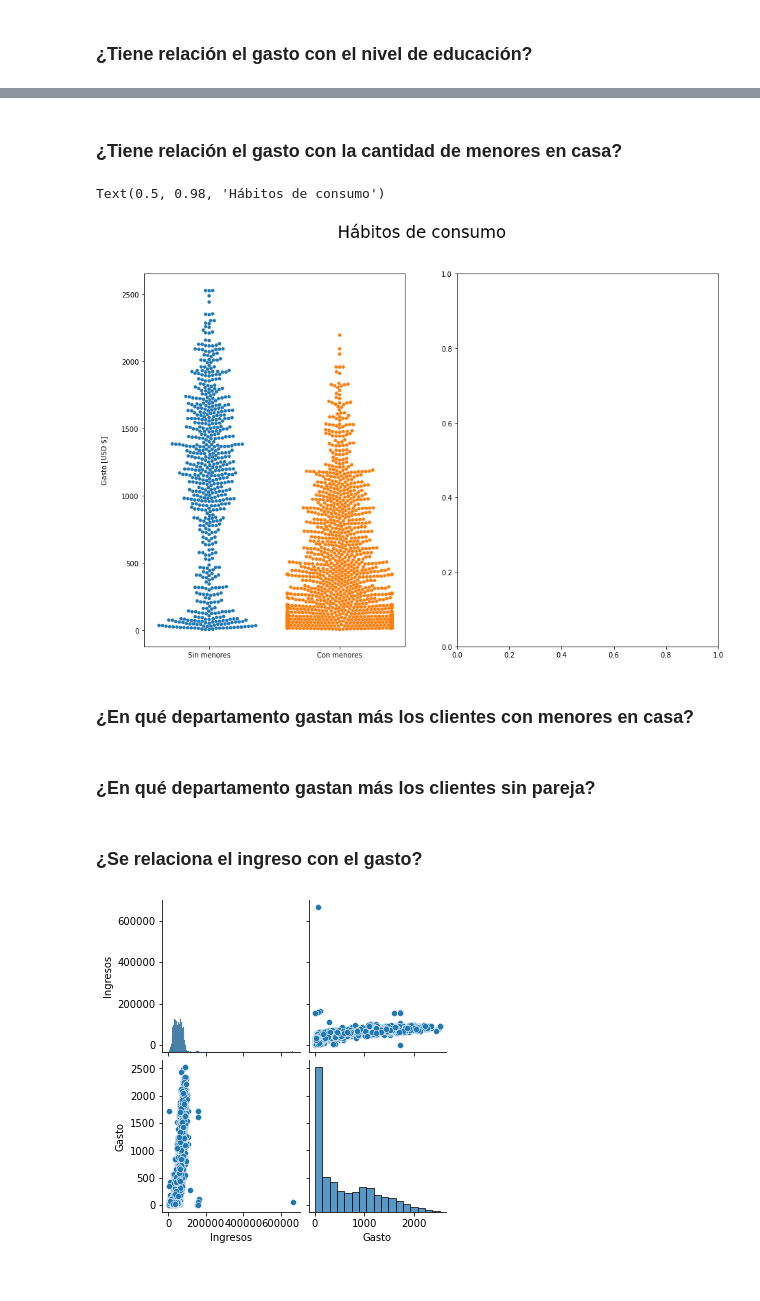
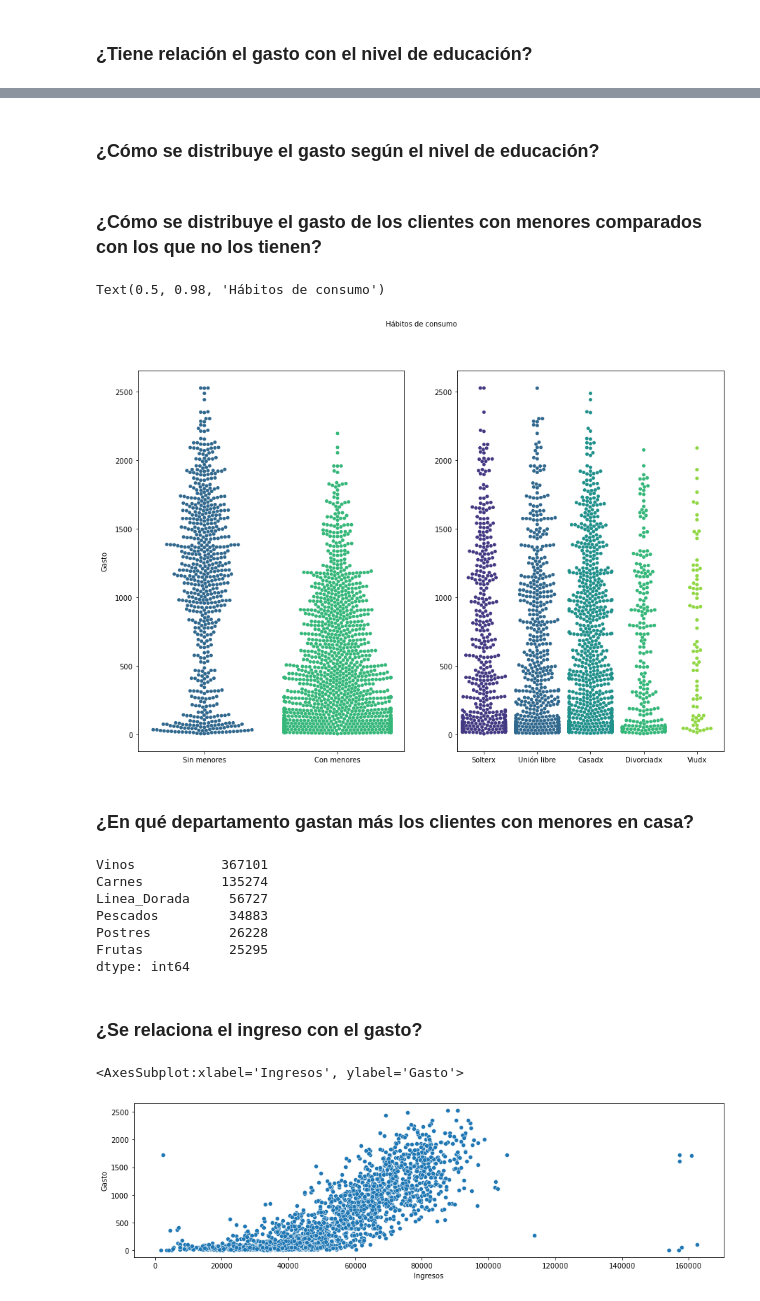
Before and after one commit to ViridianaVZ/Buyer_Persona, a Jupyter notebook: Notebooks/analisis_EDA.ipynb, the cells around one changed output, grey strips where cells are left out. Saved outputs shown, nothing was run; the diff lists cells and outputs as text; code cells hidden in the pictures.

```diff
--- a/Notebooks/analisis_EDA.ipynb
+++ b/Notebooks/analisis_EDA.ipynb
@@ -251,6 +245,8 @@ dtypes: datetime64[ns](1), float64(1), int64(18), object(3)
 memory usage: 414.9+ KB
 # %% [markdown]
 **Se creó un dataframe únicamente con los datos que se van a utilizar en el análisis**
+# %%
+datos = datos[datos.Ingresos < 600000]
 # %% [markdown]
 ## 6. EDA
 # %% [markdown]
@@ -348,28 +348,43 @@ dtype: int64
 # %% [markdown]
-### ¿Tiene relación el gasto con la cantidad de menores en casa?
+### ¿Cómo se distribuye el gasto según el nivel de educación?
+# %% [markdown]
+### ¿Cómo se distribuye el gasto de los clientes con menores comparados con los que no los tienen?
 # %%
 fig, ax = plt.subplots(1,2, figsize = (15,10))
-sns.swarmplot(ax = ax[0], x = datos.Tienemenores, y = datos.Gasto)
-sns.swarmplot(ax = ax[1], x = datos.Estado_Civil, y = datos.Gasto)
+sns.swarmplot(ax = ax[0], x = datos.Tienemenores, y = datos.Gasto, palette = 'viridis')
+sns.swarmplot(ax = ax[1], x = datos.Estado_Civil, y = datos.Gasto, palette = 'viridis')
 
-ax[0].set_ylabel('Gasto [USD $]', labelpad = 20)
+ax[0].set_ylabel('Gasto', labelpad = 10)
 ax[1].set_ylabel(None)
 
 for i in [0,1]:
     ax[i].set_xlabel(None)
 
-plt.suptitle('Hábitos de consumo', fontsize = 24)
+plt.suptitle('Hábitos de consumo', fontsize = 10)
 # %% [output]
 Text(0.5, 0.98, 'Hábitos de consumo')
-[figure, old version]
+[figure, new version]
 # %% [markdown]
 ### ¿En qué departamento gastan más los clientes con menores en casa?
-# %% [markdown]
-### ¿En qué departamento gastan más los clientes sin pareja?
+# %%
+menores = datos.groupby('Tienemenores')
+grupomenores = menores.get_group('Con menores')
+
+Lineas_productos_menores = grupomenores[['Vinos','Frutas','Carnes','Pescados','Postres','Linea_Dorada']].sum().sort_values(ascending = False)
+Lineas_productos_menores
+# %% [output]
+Vinos           367101
+Carnes          135274
+Linea_Dorada     56727
+Pescados         34883
+Postres          26228
+Frutas           25295
+dtype: int64
 # %% [markdown]
 ### ¿Se relaciona el ingreso con el gasto?
 # %%
-sns.pairplot(datos, vars=['Ingresos', 'Gasto'])
-plt.show()
+plt.subplots(figsize=(15, 4))
+sns.scatterplot(data=datos, x='Ingresos', y= 'Gasto')
 # %% [output]
+<AxesSubplot:xlabel='Ingresos', ylabel='Gasto'>
-[figure, old version]
+[figure, new version]
```
Also changed, not shown: parts of 10 cells of this notebook.
